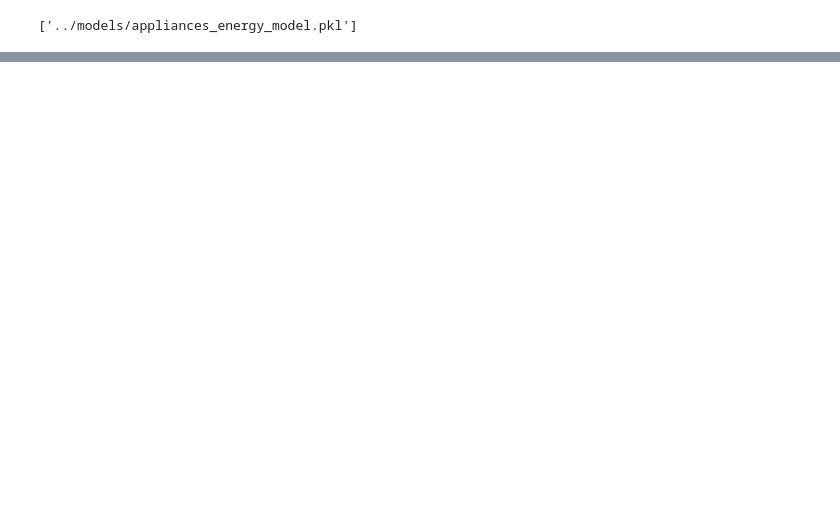
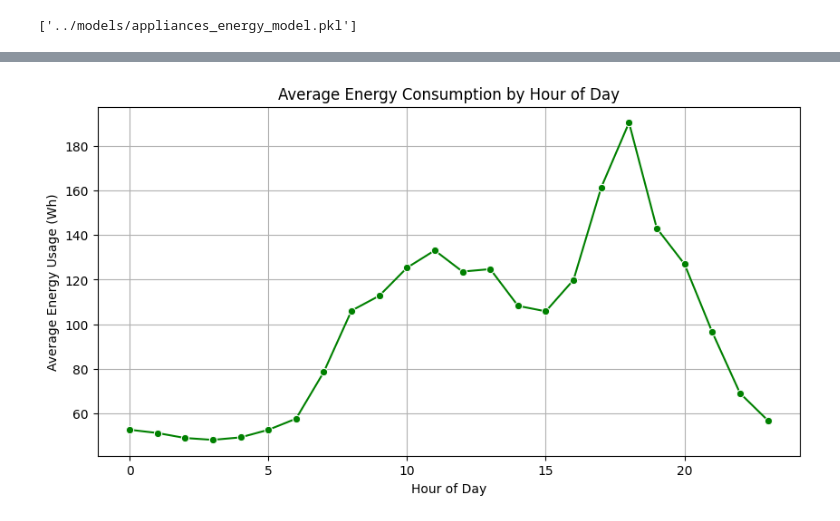
Before and after one commit to HiteshM30/Energy-Consumption-Prediction-Model, a Jupyter notebook: notebooks/Energy_Consumption_Model.ipynb, the cells around one changed output, grey strips where cells are left out. Cells and saved outputs as stored; diff of their text form; code cells hidden in the pictures; blank space fills up the shorter version.

```diff
--- a/notebooks/Energy_Consumption_Model.ipynb
+++ b/notebooks/Energy_Consumption_Model.ipynb
@@ -35,0 +49,13 @@ joblib.dump(model, "../models/appliances_energy_model.pkl")
+# %%
+avg_hourly = df.groupby("hour")["Appliances"].mean()
+
+plt.figure(figsize=(10, 5))
+sns.lineplot(x=avg_hourly.index, y=avg_hourly.values, marker="o", color="green")
+plt.title("Average Energy Consumption by Hour of Day")
+plt.xlabel("Hour of Day")
+plt.ylabel("Average Energy Usage (Wh)")
+plt.grid(True)
+# plt.savefig("../plots/hourly_energy.png")
+# plt.close()
+# %% [output]
+[figure, added]
```
Also changed, not shown: parts of 3 cells of this notebook.
